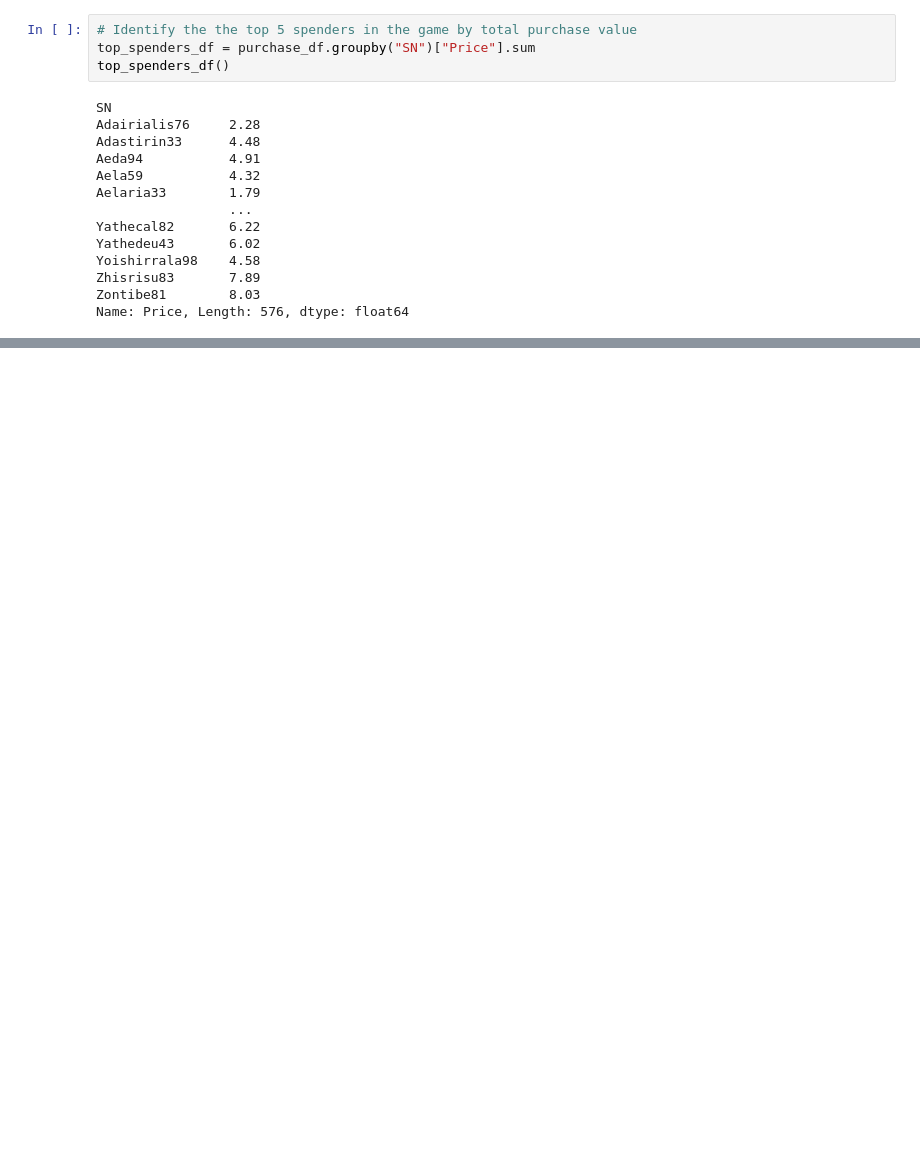
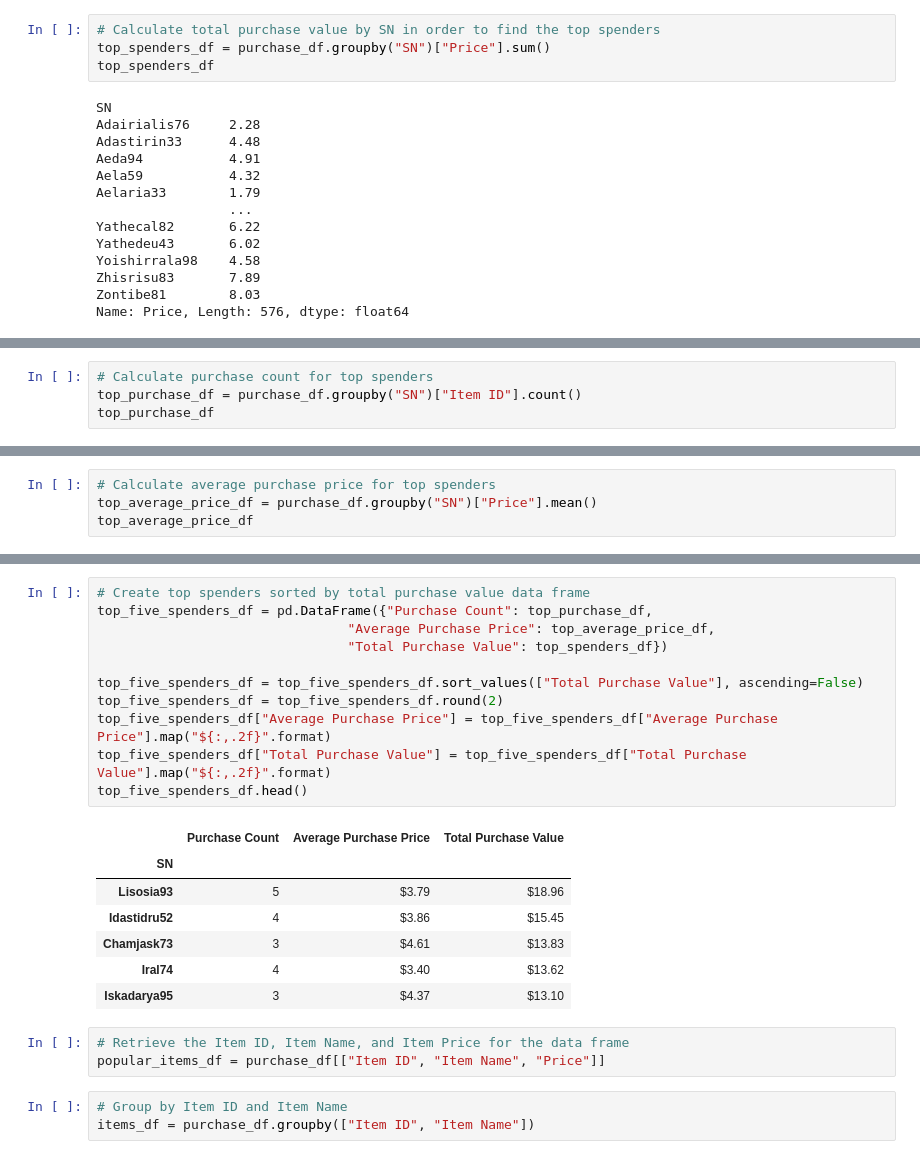
Before and after one commit to bareardon/pandas-challenge, a Jupyter notebook: HeroesOfPymoli/HeroesOfPymoli.ipynb, the cells around one changed output, grey strips where cells are left out. Saved outputs shown, nothing was run; the diff lists cells and outputs as text; blank space fills up the shorter version.

```diff
--- a/HeroesOfPymoli/HeroesOfPymoli.ipynb
+++ b/HeroesOfPymoli/HeroesOfPymoli.ipynb
@@ -349,9 +359,9 @@ Zhisrisu83       7.89
 Zontibe81        8.03
 Name: Price, Length: 576, dtype: float64
 # %%
-# Identify the the top 5 spenders in the game by total purchase value
-top_spenders_df = purchase_df.groupby("SN")["Price"].sum
-top_spenders_df()
+# Calculate total purchase value by SN in order to find the top spenders
+top_spenders_df = purchase_df.groupby("SN")["Price"].sum()
+top_spenders_df
 # %% [output]
 SN
 Adairialis76     2.28
@@ -370,0 +379,4 @@ Name: Price, Length: 576, dtype: float64
+# %%
+# Calculate purchase count for top spenders
+top_purchase_df = purchase_df.groupby("SN")["Item ID"].count()
+top_purchase_df
@@ -370,0 +397,4 @@ Name: Price, Length: 576, dtype: float64
+# %%
+# Calculate average purchase price for top spenders
+top_average_price_df = purchase_df.groupby("SN")["Price"].mean()
+top_average_price_df
@@ -370,0 +415,25 @@ Name: Price, Length: 576, dtype: float64
+# %%
+# Create top spenders sorted by total purchase value data frame
+top_five_spenders_df = pd.DataFrame({"Purchase Count": top_purchase_df,
+                                "Average Purchase Price": top_average_price_df,
+                                "Total Purchase Value": top_spenders_df})
+
+top_five_spenders_df = top_five_spenders_df.sort_values(["Total Purchase Value"], ascending=False)
+top_five_spenders_df = top_five_spenders_df.round(2)
+top_five_spenders_df["Average Purchase Price"] = top_five_spenders_df["Average Purchase Price"].map("${:,.2f}".format)
+top_five_spenders_df["Total Purchase Value"] = top_five_spenders_df["Total Purchase Value"].map("${:,.2f}".format)
+top_five_spenders_df.head()
+# %% [output]
+|  | Purchase Count | Average Purchase Price | Total Purchase Value |
+| SN |  |  |  |
+| Lisosia93 | 5 | $3.79 | $18.96 |
+| Idastidru52 | 4 | $3.86 | $15.45 |
+| Chamjask73 | 3 | $4.61 | $13.83 |
+| Iral74 | 4 | $3.40 | $13.62 |
+| Iskadarya95 | 3 | $4.37 | $13.10 |
+# %%
+# Retrieve the Item ID, Item Name, and Item Price for the data frame
+popular_items_df = purchase_df[["Item ID", "Item Name", "Price"]]
+# %%
+# Group by Item ID and Item Name
+items_df = purchase_df.groupby(["Item ID", "Item Name"])
```
Also changed, not shown: parts of 19 cells of this notebook.
